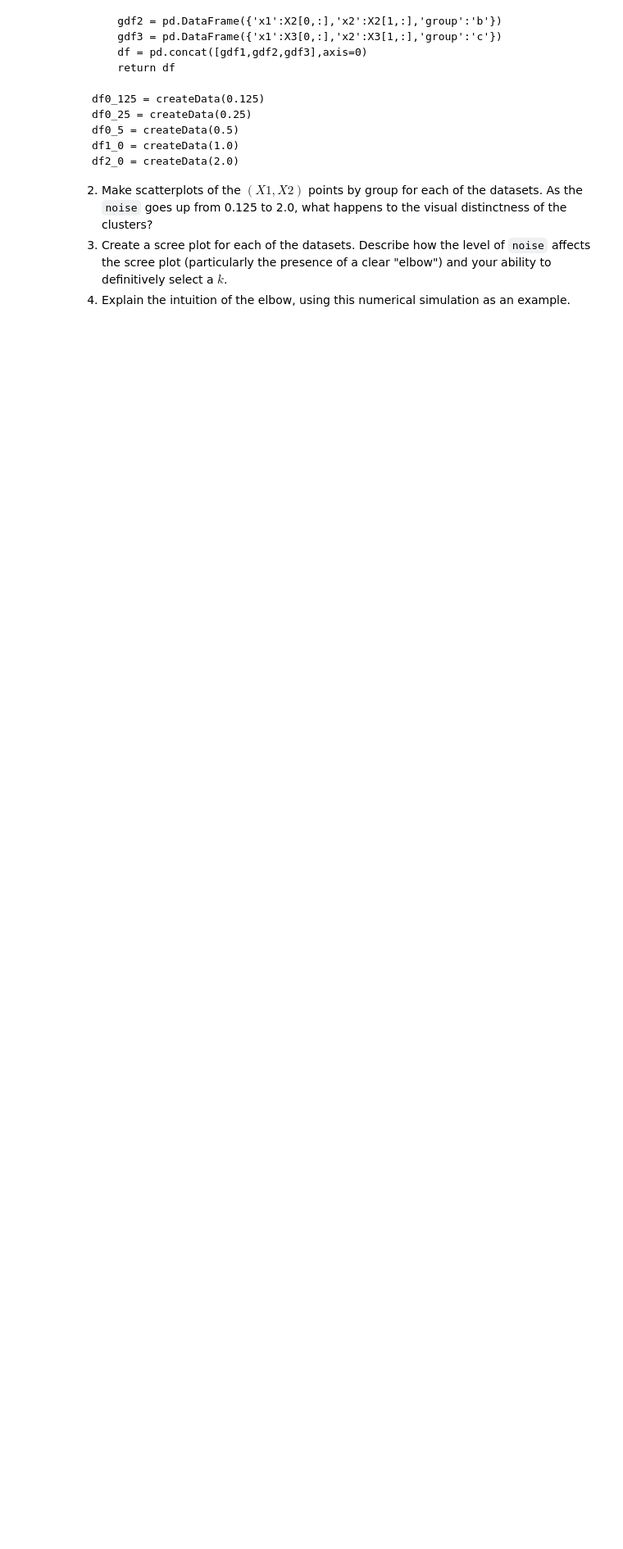
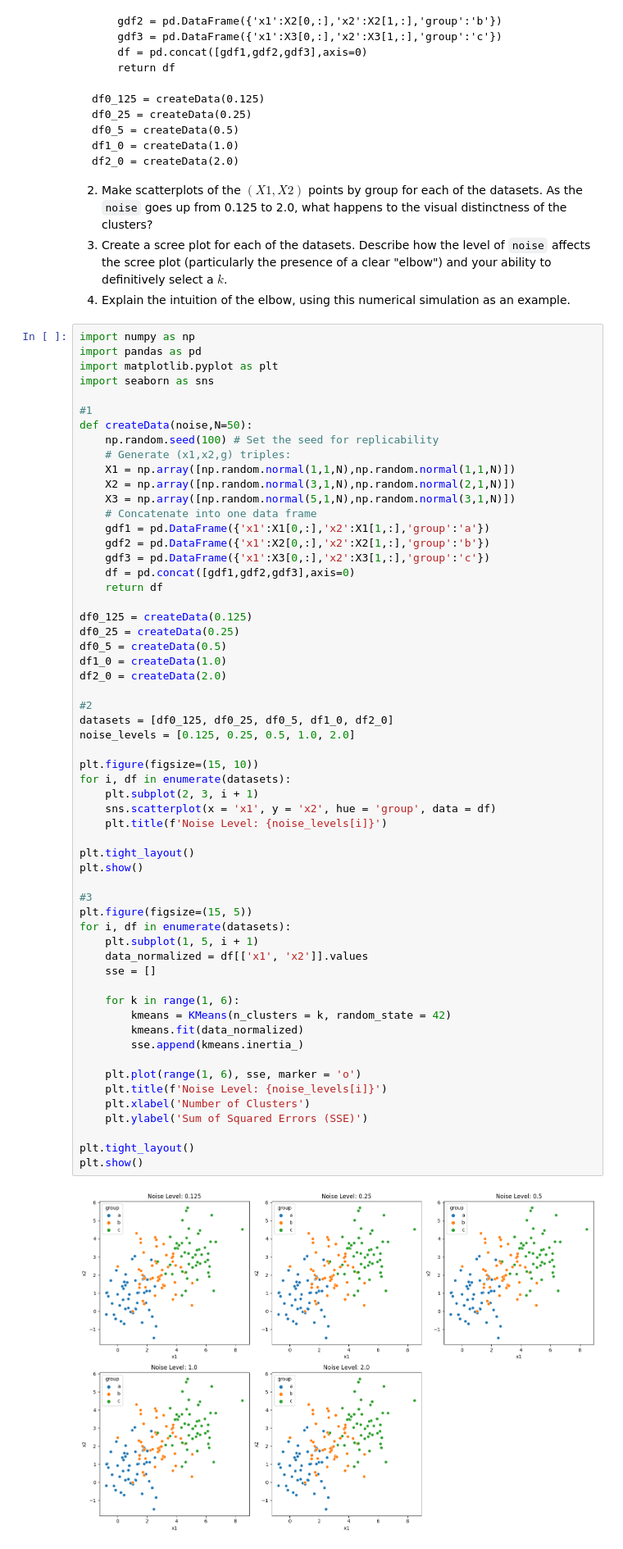
Before and after one commit to ronitreddy/assignment3, a Jupyter notebook: assignment_knn_and_kmc.ipynb, the cells around one changed output. Shown at 82% size. Drawn from its saved outputs; the diff is of its cells as text; blank space fills up the shorter version.

```diff
--- a/assignment_knn_and_kmc.ipynb
+++ b/assignment_knn_and_kmc.ipynb
@@ -283,3 +394,63 @@ df2_0 = createData(2.0)
 2. Make scatterplots of the $(X1,X2)$ points by group for each of the datasets. As the `noise` goes up from 0.125 to 2.0, what happens to the visual distinctness of the clusters?
 3. Create a scree plot for each of the datasets. Describe how the level of `noise` affects the scree plot (particularly the presence of a clear "elbow") and your ability to definitively select a $k$.
 4. Explain the intuition of the elbow, using this numerical simulation as an example.
+# %%
+import numpy as np
+import pandas as pd
+import matplotlib.pyplot as plt
+import seaborn as sns
+
+#1
+def createData(noise,N=50):
+    np.random.seed(100) # Set the seed for replicability
+    # Generate (x1,x2,g) triples:
+    X1 = np.array([np.random.normal(1,1,N),np.random.normal(1,1,N)])
+    X2 = np.array([np.random.normal(3,1,N),np.random.normal(2,1,N)])
+    X3 = np.array([np.random.normal(5,1,N),np.random.normal(3,1,N)])
+    # Concatenate into one data frame
+    gdf1 = pd.DataFrame({'x1':X1[0,:],'x2':X1[1,:],'group':'a'})
+    gdf2 = pd.DataFrame({'x1':X2[0,:],'x2':X2[1,:],'group':'b'})
+    gdf3 = pd.DataFrame({'x1':X3[0,:],'x2':X3[1,:],'group':'c'})
+    df = pd.concat([gdf1,gdf2,gdf3],axis=0)
+    return df
+
+df0_125 = createData(0.125)
+df0_25 = createData(0.25)
+df0_5 = createData(0.5)
+df1_0 = createData(1.0)
+df2_0 = createData(2.0)
+
+#2
+datasets = [df0_125, df0_25, df0_5, df1_0, df2_0]
+noise_levels = [0.125, 0.25, 0.5, 1.0, 2.0]
+
+plt.figure(figsize=(15, 10))
+for i, df in enumerate(datasets):
+    plt.subplot(2, 3, i + 1)
+    sns.scatterplot(x = 'x1', y = 'x2', hue = 'group', data = df)
+    plt.title(f'Noise Level: {noise_levels[i]}')
+
+plt.tight_layout()
+plt.show()
+
+#3
+plt.figure(figsize=(15, 5))
+for i, df in enumerate(datasets):
+    plt.subplot(1, 5, i + 1)
+    data_normalized = df[['x1', 'x2']].values
+    sse = []
+
+    for k in range(1, 6):
+        kmeans = KMeans(n_clusters = k, random_state = 42)
+        kmeans.fit(data_normalized)
+        sse.append(kmeans.inertia_)
+
+    plt.plot(range(1, 6), sse, marker = 'o')
+    plt.title(f'Noise Level: {noise_levels[i]}')
+    plt.xlabel('Number of Clusters')
+    plt.ylabel('Sum of Squared Errors (SSE)')
+
+plt.tight_layout()
+plt.show()
+# %% [output]
+[figure, added]
```
Also changed, not shown: parts of 4 cells of this notebook.
